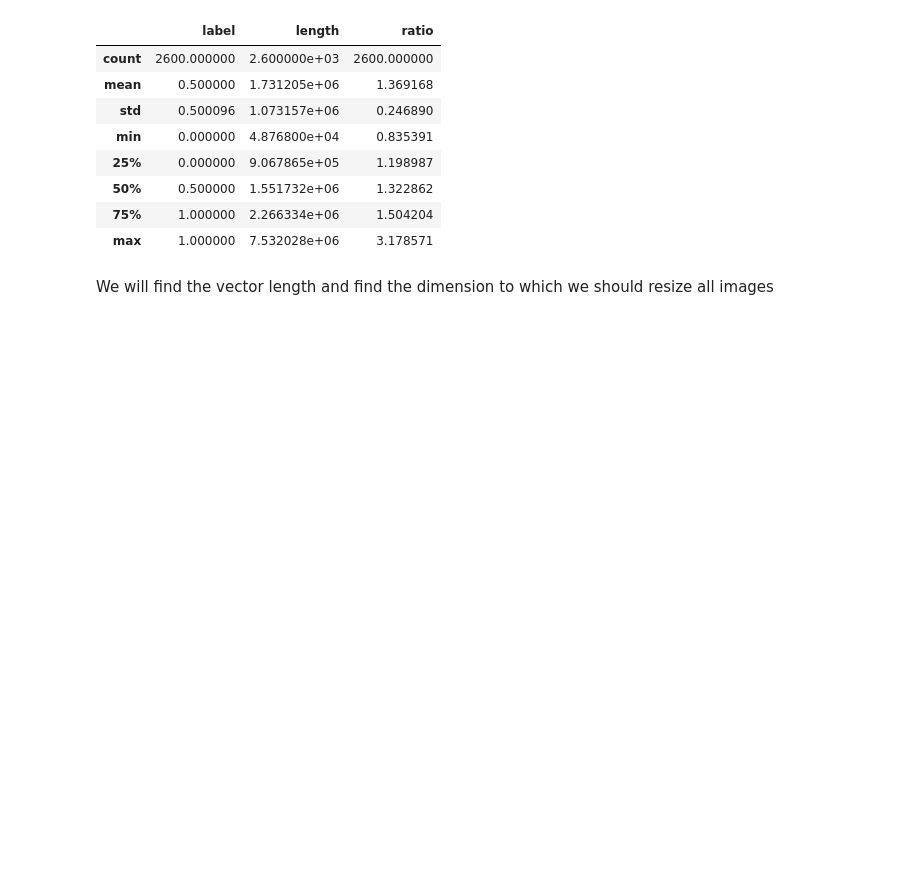
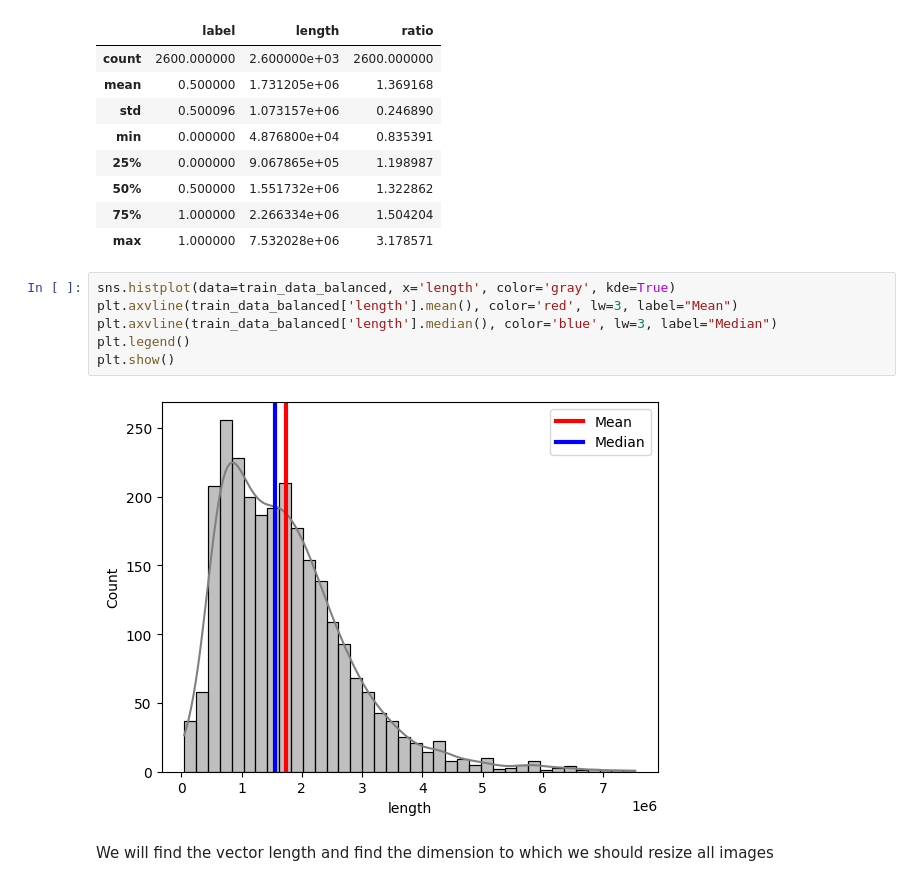
Before and after one commit to alex-ele-xela/Image-Analysis-Project, a Jupyter notebook: Pneumonia Detector/pneumonia_detector.ipynb, the cells around one changed output. Saved outputs shown, nothing was run; the diff lists cells and outputs as text; blank space fills up the shorter version.

```diff
--- a/Pneumonia Detector/pneumonia_detector.ipynb
+++ b/Pneumonia Detector/pneumonia_detector.ipynb
@@ -218,6 +218,14 @@ train_data_balanced.describe()
 | 50% | 0.500000 | 1.551732e+06 | 1.322862 |
 | 75% | 1.000000 | 2.266334e+06 | 1.504204 |
 | max | 1.000000 | 7.532028e+06 | 3.178571 |
+# %%
+sns.histplot(data=train_data_balanced, x='length', color='gray', kde=True)
+plt.axvline(train_data_balanced['length'].mean(), color='red', lw=3, label="Mean")
+plt.axvline(train_data_balanced['length'].median(), color='blue', lw=3, label="Median")
+plt.legend()
+plt.show()
+# %% [output]
+[figure, added]
 # %% [markdown]
 We will find the vector length and find the dimension to which we should resize all images
 # %%
```
Also changed, not shown: parts of 4 cells of this notebook.
